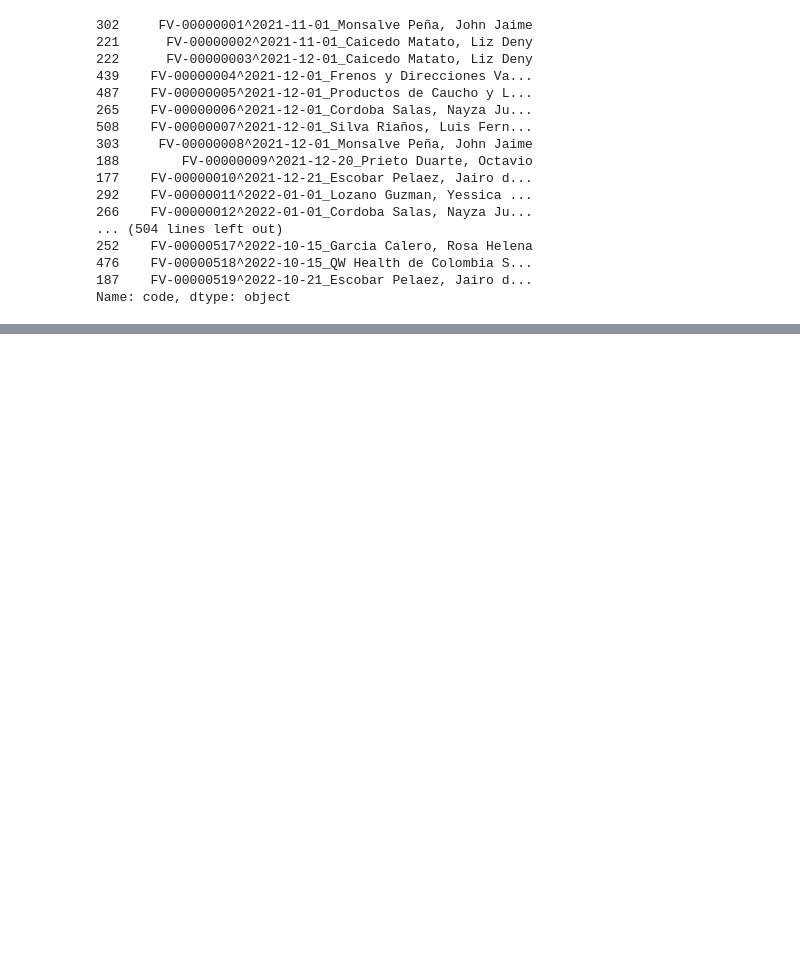
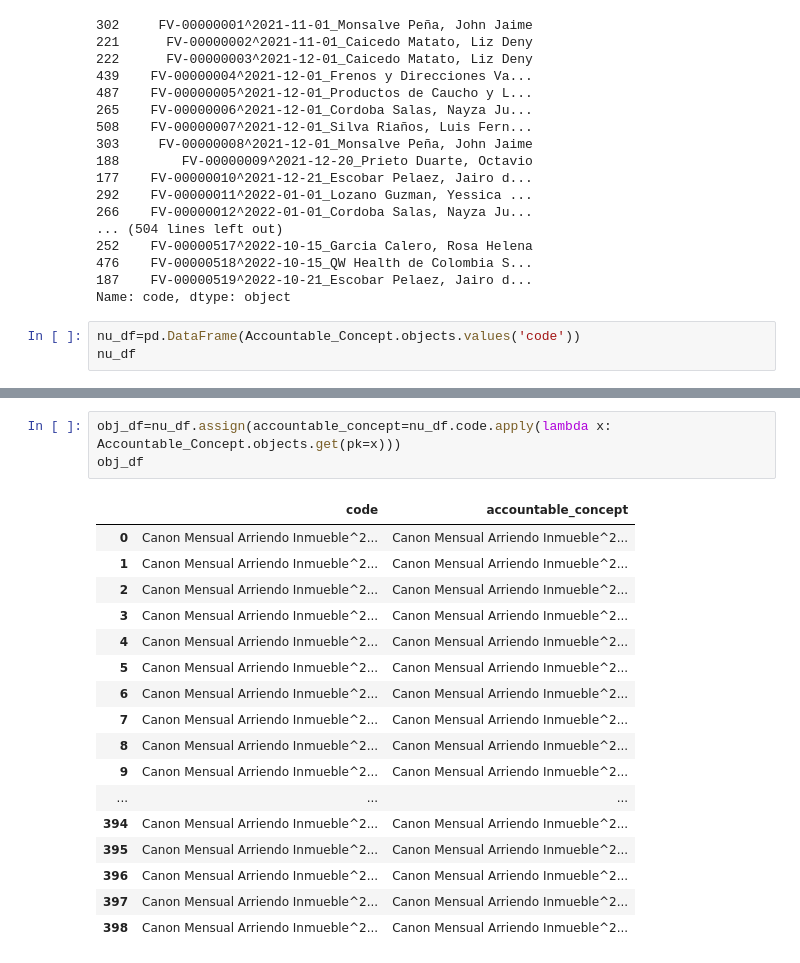
Before and after one commit to lcorkidi/adin_2022, a Jupyter notebook: scripts/Check Acc_Con + Led_Tem in Led.ipynb, the cells around one changed output, grey strips where cells are left out. Drawn from its saved outputs; the diff is of its cells as text; blank space fills up the shorter version.

```diff
--- a/scripts/Check Acc_Con + Led_Tem in Led.ipynb
+++ b/scripts/Check Acc_Con + Led_Tem in Led.ipynb
@@ -62,3 +106,6 @@ sorted_objs_df.code.apply(lambda x: Register(x))
 476    FV-00000518^2022-10-15_QW Health de Colombia S...
 187    FV-00000519^2022-10-21_Escobar Pelaez, Jairo d...
 Name: code, dtype: object
+# %%
+nu_df=pd.DataFrame(Accountable_Concept.objects.values('code'))
+nu_df
@@ -64,0 +130,21 @@ Name: code, dtype: object
+# %%
+obj_df=nu_df.assign(accountable_concept=nu_df.code.apply(lambda x: Accountable_Concept.objects.get(pk=x)))
+obj_df
+# %% [output]
+|  | code | accountable_concept |
+| 0 | Canon Mensual Arriendo Inmueble^2... | Canon Mensual Arriendo Inmueble^2... |
+| 1 | Canon Mensual Arriendo Inmueble^2... | Canon Mensual Arriendo Inmueble^2... |
+| 2 | Canon Mensual Arriendo Inmueble^2... | Canon Mensual Arriendo Inmueble^2... |
+| 3 | Canon Mensual Arriendo Inmueble^2... | Canon Mensual Arriendo Inmueble^2... |
+| 4 | Canon Mensual Arriendo Inmueble^2... | Canon Mensual Arriendo Inmueble^2... |
+| 5 | Canon Mensual Arriendo Inmueble^2... | Canon Mensual Arriendo Inmueble^2... |
+| 6 | Canon Mensual Arriendo Inmueble^2... | Canon Mensual Arriendo Inmueble^2... |
+| 7 | Canon Mensual Arriendo Inmueble^2... | Canon Mensual Arriendo Inmueble^2... |
+| 8 | Canon Mensual Arriendo Inmueble^2... | Canon Mensual Arriendo Inmueble^2... |
+| 9 | Canon Mensual Arriendo Inmueble^2... | Canon Mensual Arriendo Inmueble^2... |
+| ... | ... | ... |
+| 394 | Canon Mensual Arriendo Inmueble^2... | Canon Mensual Arriendo Inmueble^2... |
+| 395 | Canon Mensual Arriendo Inmueble^2... | Canon Mensual Arriendo Inmueble^2... |
+| 396 | Canon Mensual Arriendo Inmueble^2... | Canon Mensual Arriendo Inmueble^2... |
+| 397 | Canon Mensual Arriendo Inmueble^2... | Canon Mensual Arriendo Inmueble^2... |
+| 398 | Canon Mensual Arriendo Inmueble^2... | Canon Mensual Arriendo Inmueble^2... |
```
Also changed, not shown: parts of 6 cells of this notebook, 18 other files.
